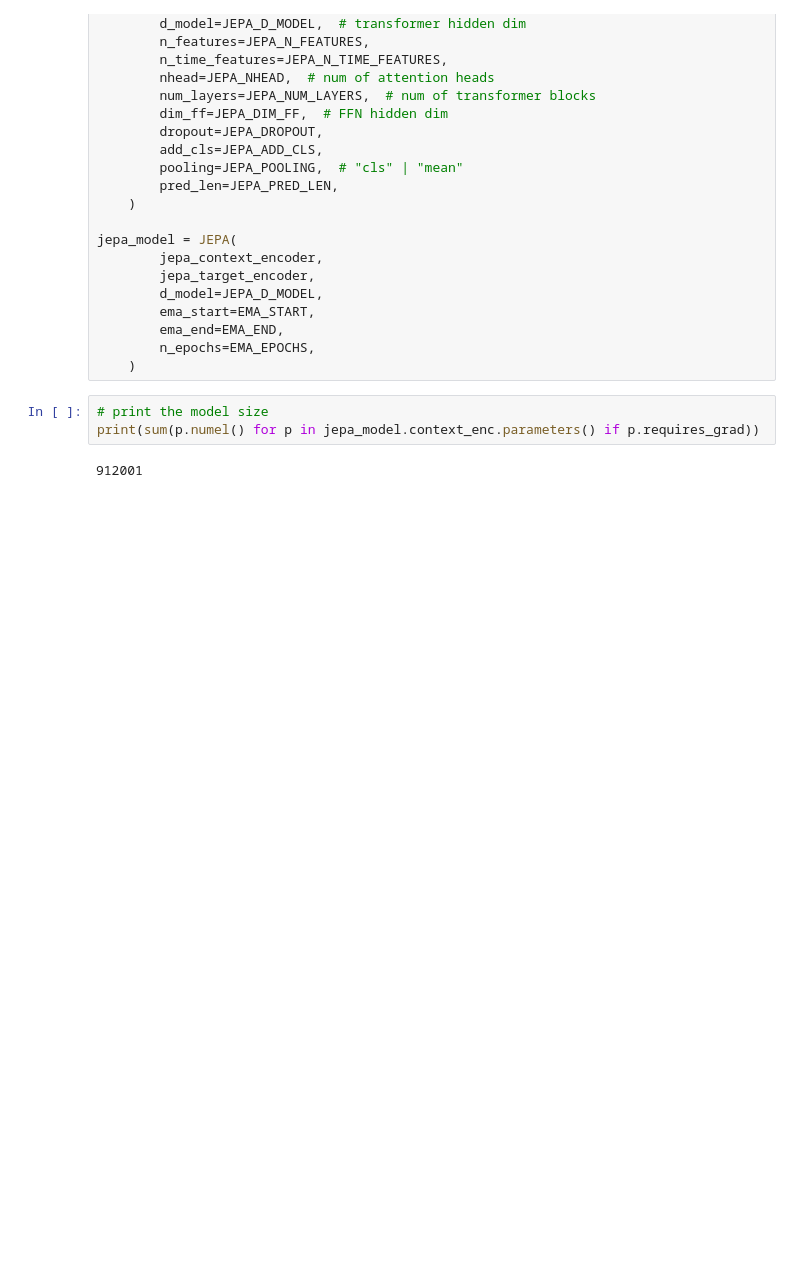
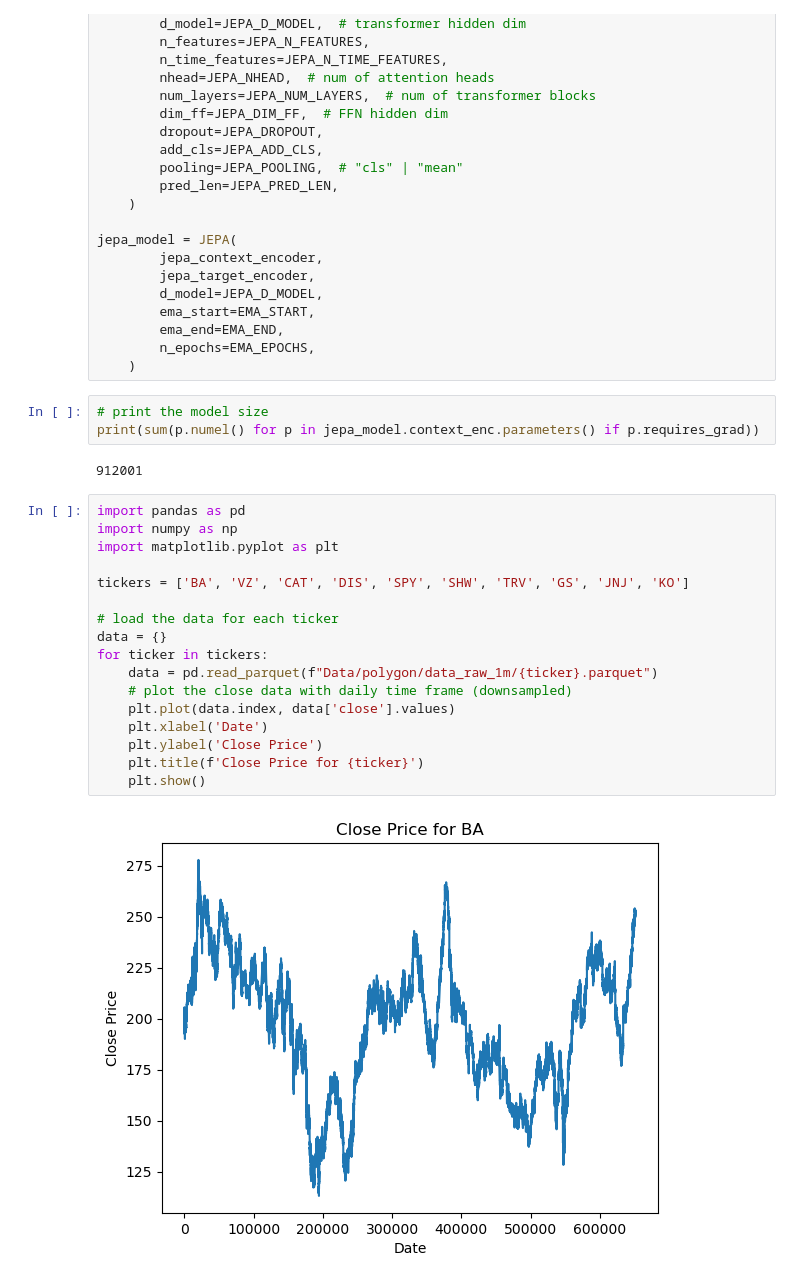
Before and after one commit to Olba147/DrlPpoTransformer, a Jupyter notebook: model_inspect.ipynb, the cells around one changed output. Cells and saved outputs as stored; diff of their text form; blank space fills up the shorter version.

```diff
--- a/model_inspect.ipynb
+++ b/model_inspect.ipynb
@@ -77,3 +77,22 @@ jepa_model = JEPA(
 print(sum(p.numel() for p in jepa_model.context_enc.parameters() if p.requires_grad))
 # %% [output]
 912001
+# %%
+import pandas as pd
+import numpy as np
+import matplotlib.pyplot as plt
+
+tickers = ['BA', 'VZ', 'CAT', 'DIS', 'SPY', 'SHW', 'TRV', 'GS', 'JNJ', 'KO']
+
+# load the data for each ticker
+data = {}
+for ticker in tickers:
+    data = pd.read_parquet(f"Data/polygon/data_raw_1m/{ticker}.parquet")
+    # plot the close data with daily time frame (downsampled)
+    plt.plot(data.index, data['close'].values)
+    plt.xlabel('Date')
+    plt.ylabel('Close Price')
+    plt.title(f'Close Price for {ticker}')
+    plt.show()
+# %% [output]
+[figure, added]
```
Also changed, not shown: parts of 1 cell of this notebook, 1 other file.
